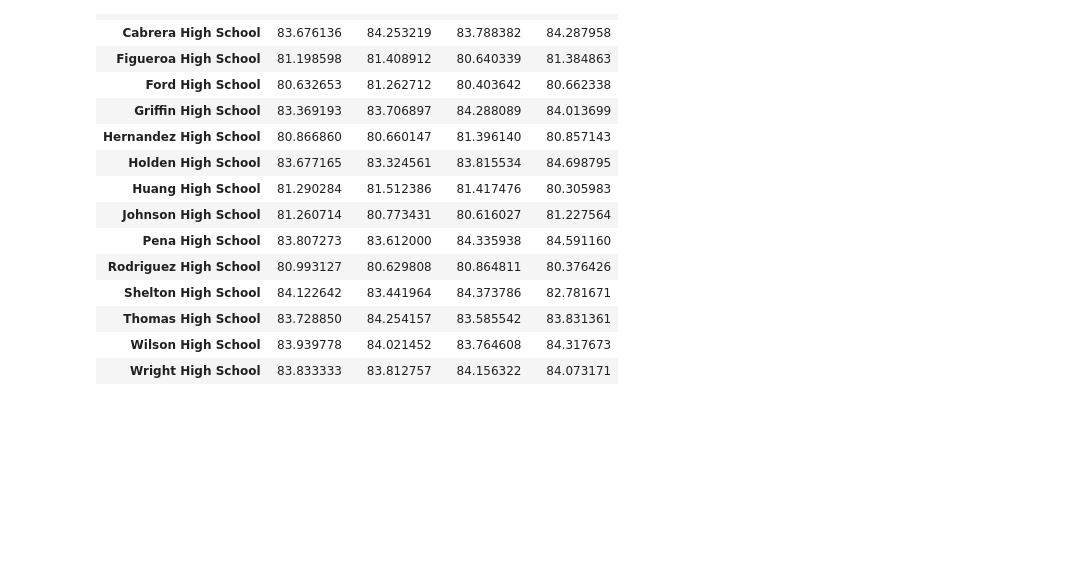
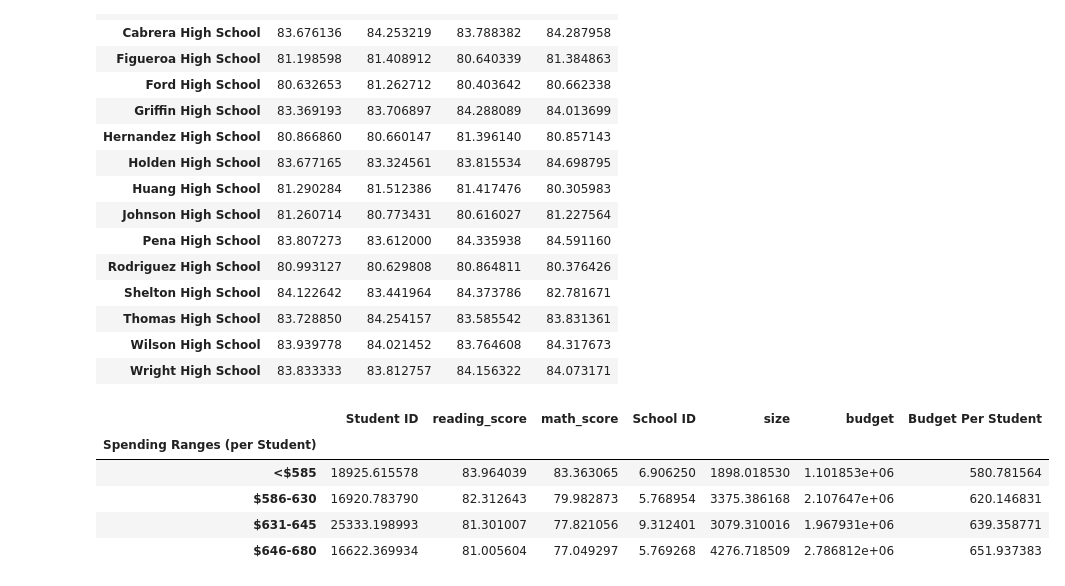
Before and after one commit to akarpie96/pandas-challenge, a Jupyter notebook: PyCitySchools.ipynb, the cells around one changed output. Cells and saved outputs as stored; diff of their text form; code cells hidden in the pictures; blank space fills up the shorter version.

```diff
--- a/PyCitySchools.ipynb
+++ b/PyCitySchools.ipynb
@@ -265,3 +265,29 @@ Grade_Reading_Summary_df
 | Thomas High School | 83.728850 | 84.254157 | 83.585542 | 83.831361 |
 | Wilson High School | 83.939778 | 84.021452 | 83.764608 | 84.317673 |
 | Wright High School | 83.833333 | 83.812757 | 84.156322 | 84.073171 |
+# %%
+bins = [0, 585, 630, 645, 700]
+
+group_labels=["<$585", "$586-630", "$631-645", "$646-680"]
+
+
+
+
+school_data_complete["Budget Per Student"]=school_data_complete["budget"]/school_data_complete["size"]
+pd.cut(school_data_complete["Budget Per Student"], bins, labels=group_labels).head()
+
+school_data_complete["Spending Ranges (per Student)"]= pd.cut(school_data_complete["Budget Per Student"], bins, labels=group_labels)
+
+spending_df=school_data_complete.groupby(["Spending Ranges (per Student)"]).mean()
+
+pass_math_df=school_data_complete.loc[school_data_complete["math_score"]>=70 , :]
+
+
+spending_df
+# %% [output]
+|  | Student ID | reading_score | math_score | School ID | size | budget | Budget Per Student |
+| Spending Ranges (per Student) |  |  |  |  |  |  |  |
+| <$585 | 18925.615578 | 83.964039 | 83.363065 | 6.906250 | 1898.018530 | 1.101853e+06 | 580.781564 |
+| $586-630 | 16920.783790 | 82.312643 | 79.982873 | 5.768954 | 3375.386168 | 2.107647e+06 | 620.146831 |
+| $631-645 | 25333.198993 | 81.301007 | 77.821056 | 9.312401 | 3079.310016 | 1.967931e+06 | 639.358771 |
+| $646-680 | 16622.369934 | 81.005604 | 77.049297 | 5.769268 | 4276.718509 | 2.786812e+06 | 651.937383 |
```
Also changed, not shown: parts of 2 cells of this notebook.
